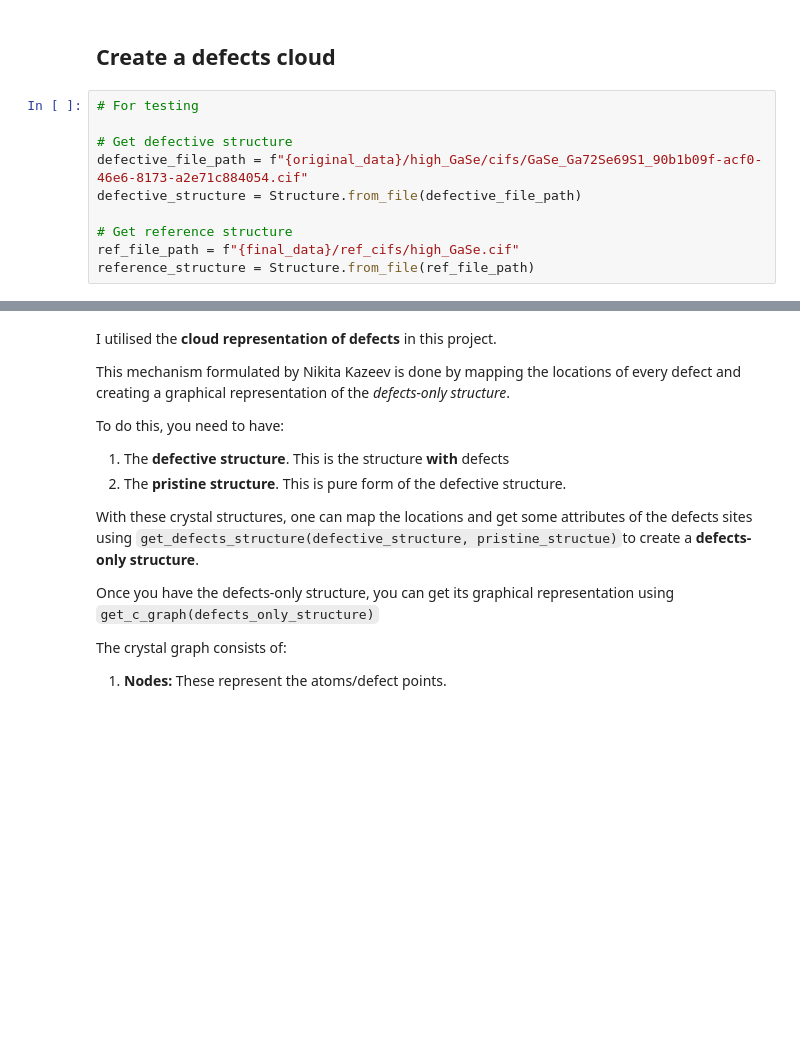
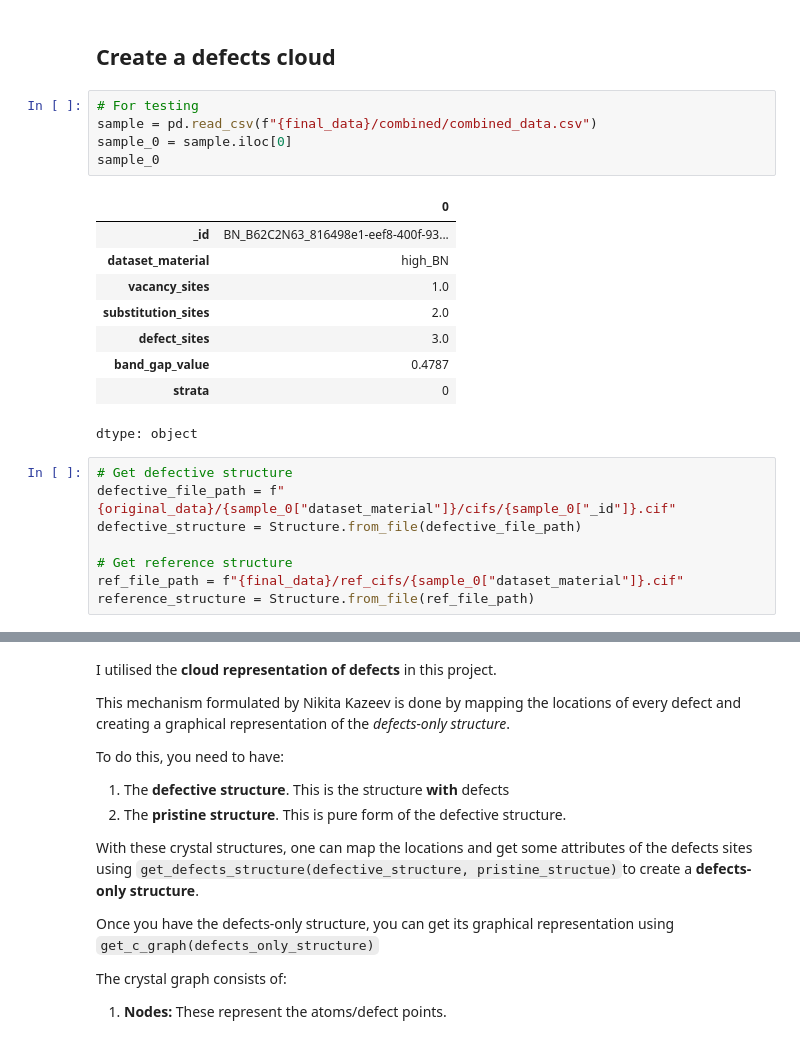
Before and after one commit to AdamKimhub/Msproject1, a Jupyter notebook: 02-clean_to_mldata.ipynb, the cells around one changed output, grey strips where cells are left out. Cells and saved outputs as stored; diff of their text form; blank space fills up the shorter version.

```diff
--- a/02-clean_to_mldata.ipynb
+++ b/02-clean_to_mldata.ipynb
@@ -30,15 +48,28 @@ import config
 API_KEY = config.API_KEY # Replace with your Materials Project API key
 # %% [markdown]
 ## Create a defects cloud
+# %%
+# For testing
+sample = pd.read_csv(f"{final_data}/combined/combined_data.csv")
+sample_0 = sample.iloc[0]
+sample_0
+# %% [output]
+|  | 0 |
+| _id | BN_B62C2N63_816498e1-eef8-400f-93... |
+| dataset_material | high_BN |
+| vacancy_sites | 1.0 |
+| substitution_sites | 2.0 |
+| defect_sites | 3.0 |
+| band_gap_value | 0.4787 |
+| strata | 0 |
+dtype: object
 # %%
-# For testing
-
 # Get defective structure
-defective_file_path = f"{original_data}/high_GaSe/cifs/GaSe_Ga72Se69S1_90b1b09f-acf0-46e6-8173-a2e71c884054.cif"
+defective_file_path = f"{original_data}/{sample_0["dataset_material"]}/cifs/{sample_0["_id"]}.cif"
 defective_structure = Structure.from_file(defective_file_path)
 
 # Get reference structure
-ref_file_path = f"{final_data}/ref_cifs/high_GaSe.cif"
+ref_file_path = f"{final_data}/ref_cifs/{sample_0["dataset_material"]}.cif"
 reference_structure = Structure.from_file(ref_file_path)
 # %%
 def struct_to_dict(structure):
```
Also changed, not shown: parts of 5 cells of this notebook.
